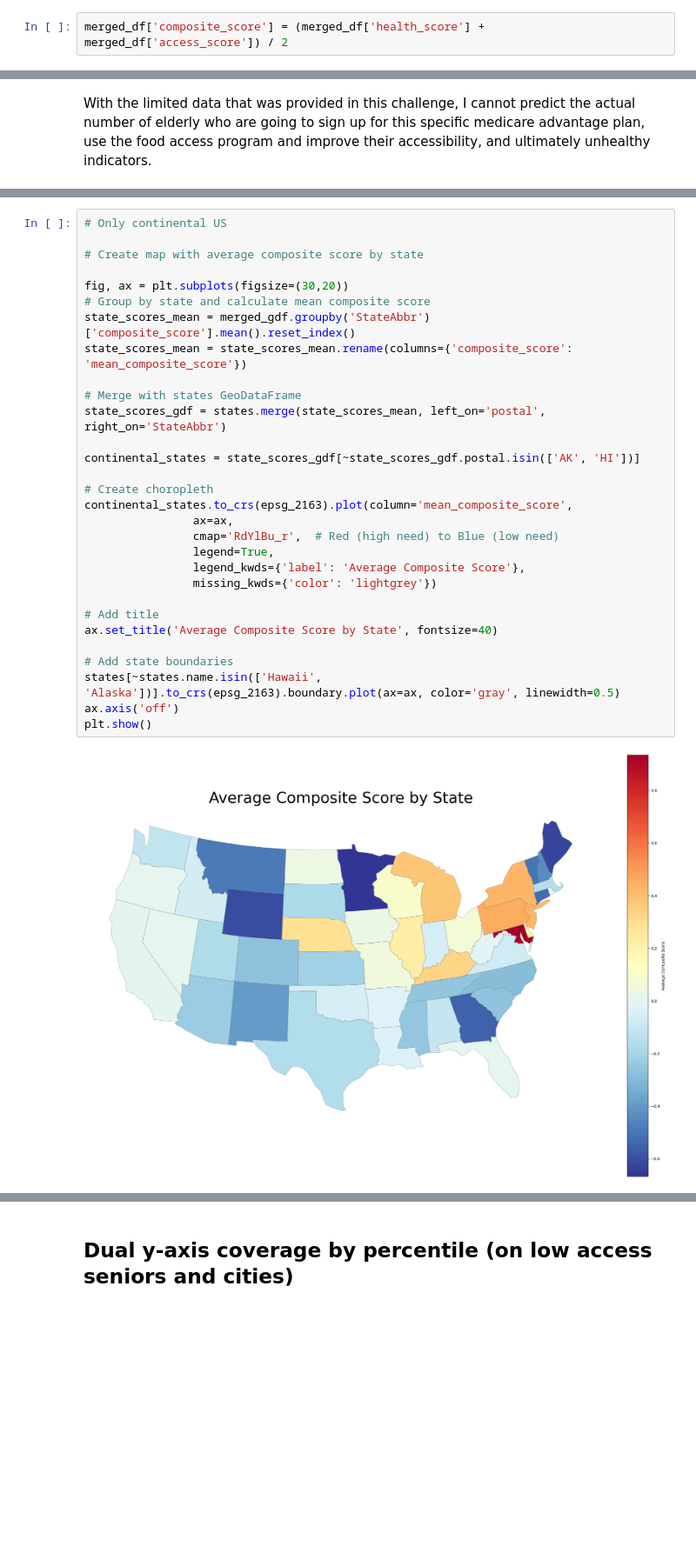
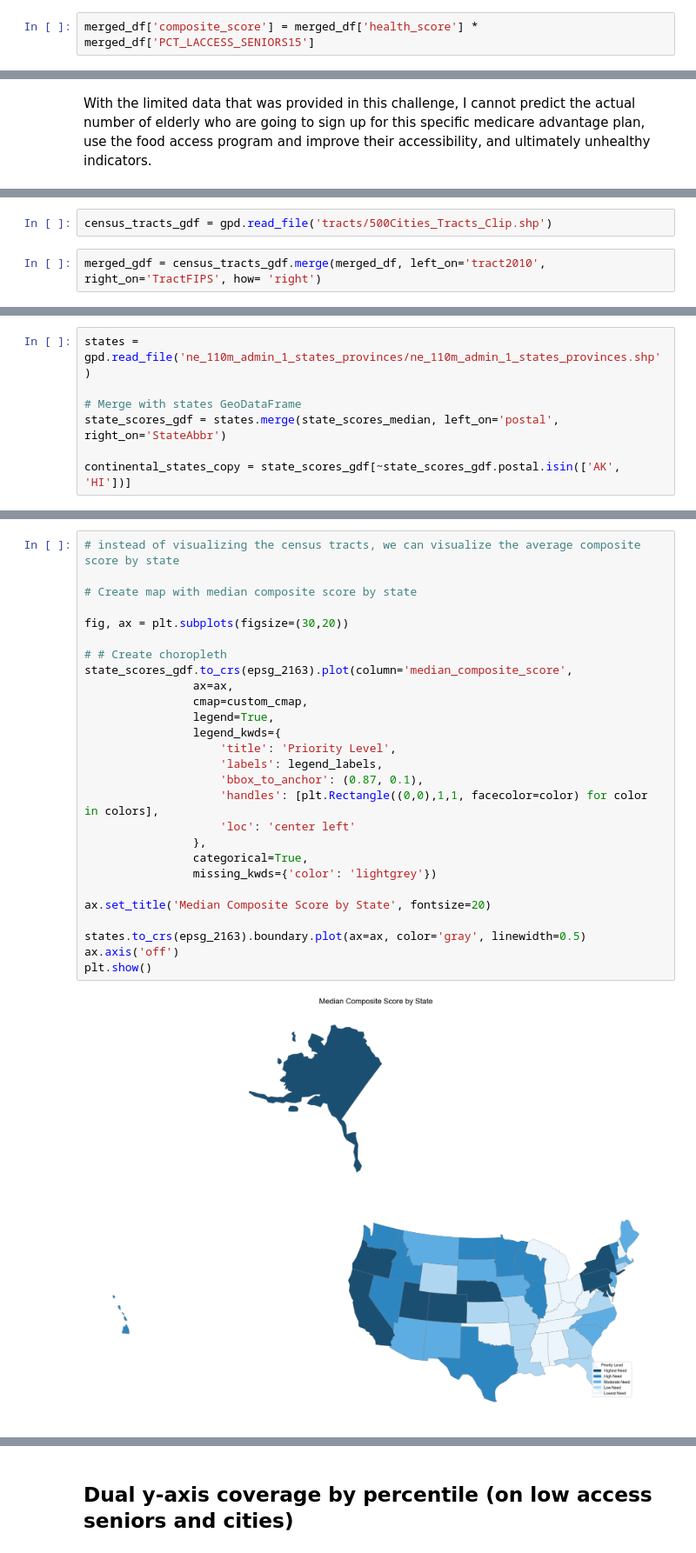
Before and after one commit to opheliasin/n1health_data_challenge, a Jupyter notebook: data_challenge_notebook.ipynb, the cells around one changed output, grey strips where cells are left out. Shown at 87% size. Cells and saved outputs as stored; diff of their text form; blank space fills up the shorter version.

```diff
--- a/data_challenge_notebook.ipynb
+++ b/data_challenge_notebook.ipynb
@@ -471,5 +420,5 @@ A final composite score is computed based on the average of the health score and
 # %%
-merged_df['composite_score'] = (merged_df['health_score'] + merged_df['access_score']) / 2
+merged_df['composite_score'] = merged_df['health_score'] * merged_df['PCT_LACCESS_SENIORS15']
 # %%
 merged_df['composite_score'].describe()
 # %% [output]
@@ -680,0 +543,4 @@ With the limited data that was provided in this challenge, I cannot predict the
+# %%
+census_tracts_gdf = gpd.read_file('tracts/500Cities_Tracts_Clip.shp')
+# %%
+merged_gdf = census_tracts_gdf.merge(merged_df, left_on='tract2010', right_on='TractFIPS', how= 'right')
@@ -680,0 +561,7 @@ With the limited data that was provided in this challenge, I cannot predict the
+# %%
+states = gpd.read_file('ne_110m_admin_1_states_provinces/ne_110m_admin_1_states_provinces.shp')
+
+# Merge with states GeoDataFrame
+state_scores_gdf = states.merge(state_scores_median, left_on='postal', right_on='StateAbbr')
+
+continental_states_copy = state_scores_gdf[~state_scores_gdf.postal.isin(['AK', 'HI'])]
@@ -681,32 +641,29 @@ With the limited data that was provided in this challenge, I cannot predict the
 # %%
-# Only continental US
+# instead of visualizing the census tracts, we can visualize the average composite score by state
 
-# Create map with average composite score by state
+# Create map with median composite score by state
 
 fig, ax = plt.subplots(figsize=(30,20))
-# Group by state and calculate mean composite score
-state_scores_mean = merged_gdf.groupby('StateAbbr')['composite_score'].mean().reset_index()
-state_scores_mean = state_scores_mean.rename(columns={'composite_score': 'mean_composite_score'})
 
-# Merge with states GeoDataFrame
-state_scores_gdf = states.merge(state_scores_mean, left_on='postal', right_on='StateAbbr')
-
-continental_states = state_scores_gdf[~state_scores_gdf.postal.isin(['AK', 'HI'])]
-
-# Create choropleth
-continental_states.to_crs(epsg_2163).plot(column='mean_composite_score',
+# # Create choropleth
+state_scores_gdf.to_crs(epsg_2163).plot(column='median_composite_score',
                 ax=ax,
-                cmap='RdYlBu_r',  # Red (high need) to Blue (low need)
+                cmap=custom_cmap,
                 legend=True,
-                legend_kwds={'label': 'Average Composite Score'},
+                legend_kwds={
+                    'title': 'Priority Level',
+                    'labels': legend_labels,
+                    'bbox_to_anchor': (0.87, 0.1),
+                    'handles': [plt.Rectangle((0,0),1,1, facecolor=color) for color in colors],
+                    'loc': 'center left'
+                },
+                categorical=True,
                 missing_kwds={'color': 'lightgrey'})
 
-# Add title
-ax.set_title('Average Composite Score by State', fontsize=40)
+ax.set_title('Median Composite Score by State', fontsize=20)
 
-# Add state boundaries
-states[~states.name.isin(['Hawaii', 'Alaska'])].to_crs(epsg_2163).boundary.plot(ax=ax, color='gray', linewidth=0.5)
+states.to_crs(epsg_2163).boundary.plot(ax=ax, color='gray', linewidth=0.5)
 ax.axis('off')
 plt.show()
 # %% [output]
-[figure, old version]
+[figure, new version]
```
Also changed, not shown: parts of 40 cells of this notebook.
